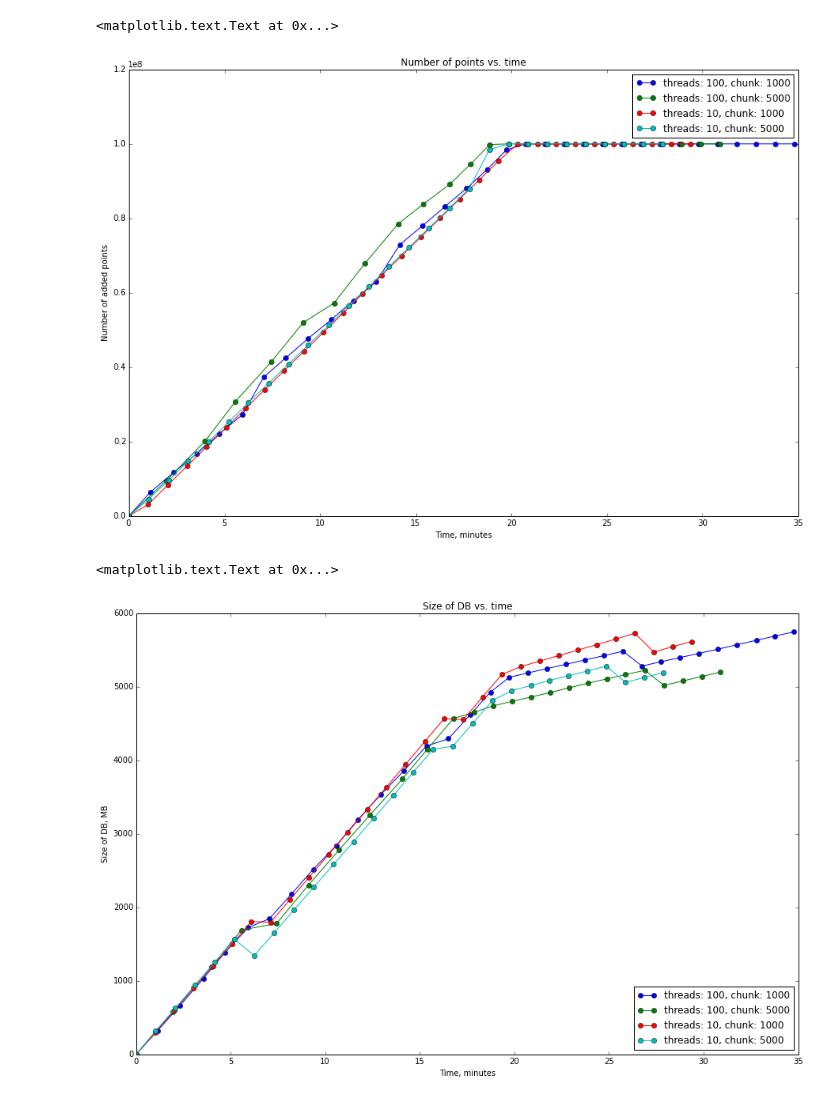
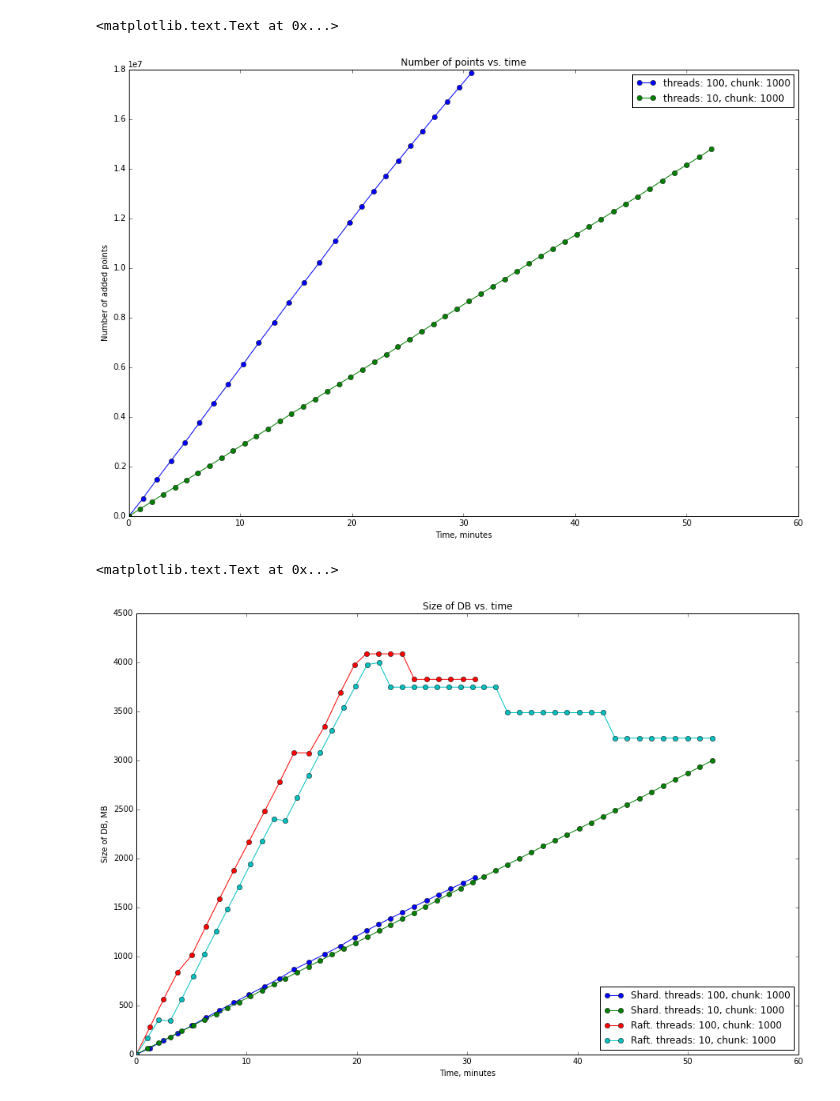
Before and after one commit to ykolotovichev/ipython-public, a Jupyter notebook: Influxdb benchmark.ipynb, the cells around one changed output. Drawn from its saved outputs; the diff is of its cells as text; code cells hidden in the pictures.

```diff
--- a/Influxdb benchmark.ipynb
+++ b/Influxdb benchmark.ipynb
@@ -18,28 +18,13 @@ stats_100_1000 = pd.io.parsers.read_csv('D:\\Work\\PythonExp\\InfluxdbTest\\stat
                                        skiprows=5,
                                        index_col=0,
                                        parse_dates=True,
-                                       names=['Num_of_points','DB_size'])
-
-stats_100_5000 = pd.io.parsers.read_csv('D:\\Work\\PythonExp\\InfluxdbTest\\stats_100_5000.log',
-                                       sep=',',
-                                       skiprows=5,
-                                       index_col=0,
-                                       parse_dates=True,
-                                       names=['Num_of_points','DB_size'])
-
+                                       names=['Num_of_points','Shard_size', 'Raft_size'])
 stats_10_1000 = pd.io.parsers.read_csv('D:\\Work\\PythonExp\\InfluxdbTest\\stats_10_1000.log',
                                        sep=',',
                                        skiprows=5,
                                        index_col=0,
                                        parse_dates=True,
-                                       names=['Num_of_points','DB_size'])
-
-stats_10_5000 = pd.io.parsers.read_csv('D:\\Work\\PythonExp\\InfluxdbTest\\stats_10_5000.log',
-                                       sep=',',
-                                       skiprows=5,
-                                       index_col=0,
-                                       parse_dates=True,
-                                       names=['Num_of_points','DB_size'])
+                                       names=['Num_of_points','Shard_size', 'Raft_size'])
 # %%
 stats_100_1000.head()
 # %% [output]
@@ -61,6 +46,7 @@ stats_100_5000.head()
 # %%
 def shift_points(dataframe):
-    dataframe['DB_size'] = dataframe['DB_size'] - dataframe['DB_size'][0]
+    dataframe['Shard_size'] = dataframe['Shard_size'] - dataframe['Shard_size'][0]
+    dataframe['Raft_size'] = dataframe['Raft_size'] - dataframe['Raft_size'][0]
     return dataframe
 
 
@@ -85,9 +67,8 @@ stats_10_5000 = shift_points(stats_10_5000)
 # %%
 plt.figure(figsize=(15,10))
 plt.plot(stats_100_1000.index/60, stats_100_1000['Num_of_points'], '-o', label='threads: 100, chunk: 1000')
-plt.plot(stats_100_5000.index/60, stats_100_5000['Num_of_points'],'-o', label='threads: 100, chunk: 5000')
 plt.plot(stats_10_1000.index/60, stats_10_1000['Num_of_points'],'-o', label='threads: 10, chunk: 1000')
-plt.plot(stats_10_5000.index/60, stats_10_5000['Num_of_points'],'-o', label='threads: 10, chunk: 5000')
+
 plt.legend()
 
 plt.xlabel('Time, minutes')
@@ -95,20 +76,22 @@ plt.ylabel('Number of added points')
 plt.title('Number of points vs. time')
 # %% [output]
 <matplotlib.text.Text at 0x...>
-[figure, old version]
+[figure, new version]
 # %%
 plt.figure(figsize=(15,10))
-plt.plot(stats_100_1000.index/60, stats_100_1000['DB_size'], '-o', label='threads: 100, chunk: 1000')
-plt.plot(stats_100_5000.index/60, stats_100_5000['DB_size'],'-o', label='threads: 100, chunk: 5000')
-plt.plot(stats_10_1000.index/60, stats_10_1000['DB_size'],'-o', label='threads: 10, chunk: 1000')
-plt.plot(stats_10_5000.index/60, stats_10_5000['DB_size'],'-o', label='threads: 10, chunk: 5000')
+plt.plot(stats_100_1000.index/60, stats_100_1000['Shard_size'], '-o', label='Shard. threads: 100, chunk: 1000')
+plt.plot(stats_10_1000.index/60, stats_10_1000['Shard_size'],'-o', label='Shard. threads: 10, chunk: 1000')
+
+plt.plot(stats_100_1000.index/60, stats_100_1000['Raft_size'], '-o', label='Raft. threads: 100, chunk: 1000')
+plt.plot(stats_10_1000.index/60, stats_10_1000['Raft_size'],'-o', label='Raft. threads: 10, chunk: 1000')
+
 plt.legend(loc='lower right')
 
 plt.xlabel('Time, minutes')
 plt.ylabel('Size of DB, MB')
 plt.title('Size of DB vs. time')
 # %% [output]
 <matplotlib.text.Text at 0x...>
-[figure, old version]
+[figure, new version]
 # %%
 v_100_1000 = np.diff(stats_100_1000['Num_of_points']) / np.diff(stats_100_1000.index)
```
Also changed, not shown: parts of 4 cells of this notebook.
